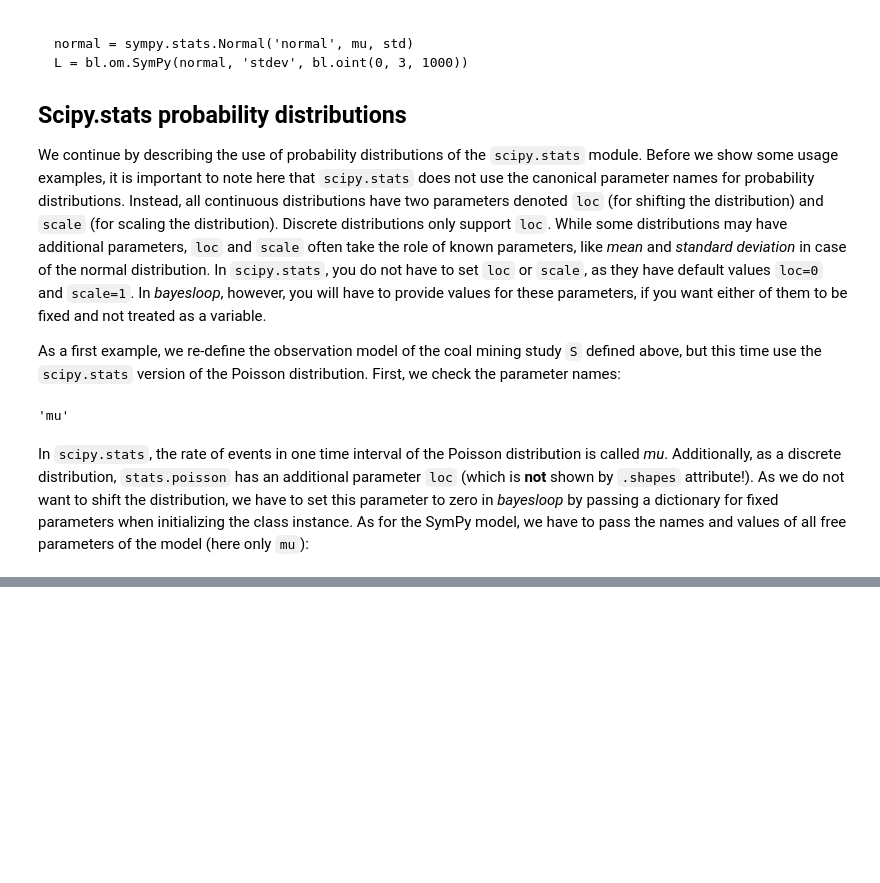
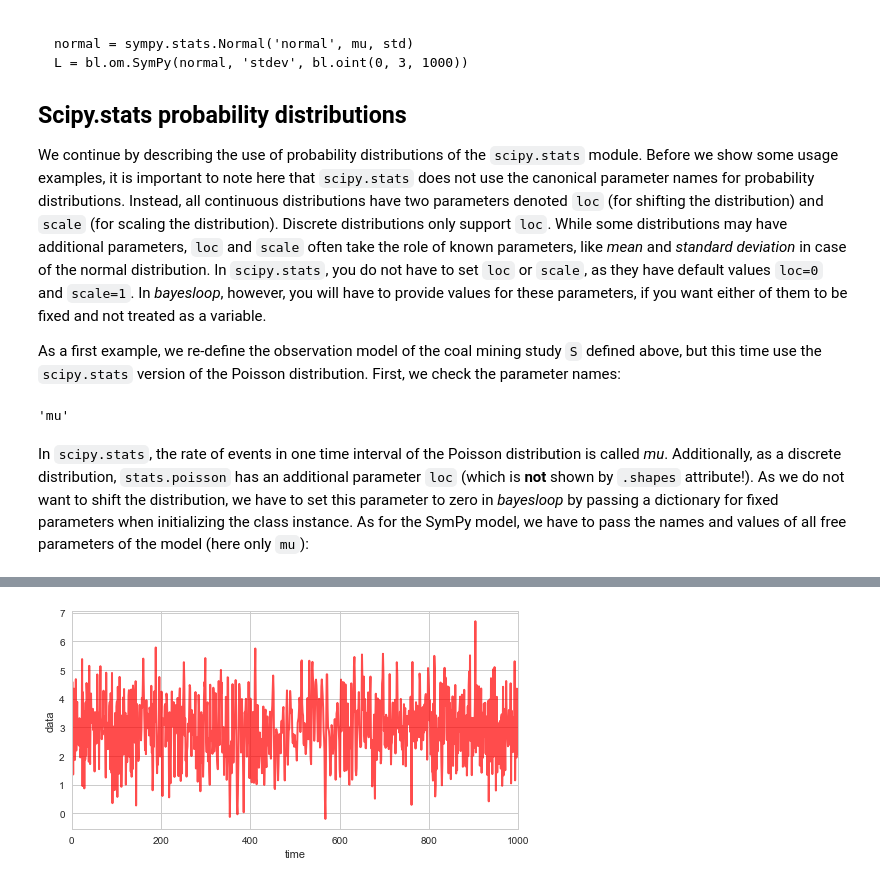
Before and after one commit to christophmark/bayesloop, a Jupyter notebook: docs/source/tutorials/customobservationmodels.ipynb, the cells around one changed output, grey strips where cells are left out. Saved outputs shown, nothing was run; the diff lists cells and outputs as text; code cells hidden in the pictures; blank space fills up the shorter version.

```diff
--- a/docs/source/tutorials/customobservationmodels.ipynb
+++ b/docs/source/tutorials/customobservationmodels.ipynb
@@ -118,0 +127,22 @@ Comparing this result with the [regime-switching example](changepointstudy.html#
+# %%
+n = 1000
+
+# parameters
+mean = 3
+sigma = 1
+rho = np.concatenate([np.linspace(-0.5, 0.9, 500), np.linspace(0.9, -0.5, 499)])
+
+# covariance matrix
+cov = np.diag(np.ones(n)*sigma**2.) + np.diag(np.ones(n-1)*rho*sigma**2., 1) + np.diag(np.ones(n-1)*rho*sigma**2., -1)
+
+# random variates
+np.random.seed(123456)
+obs_data = np.random.multivariate_normal([mean]*n, cov)
+
+plt.figure(figsize=(8, 4))
+plt.plot(obs_data, c='r', alpha=0.7, lw=2)
+plt.xlim([0, 1000])
+plt.xlabel('time')
+plt.ylabel('data');
+# %% [output]
+[figure, added]
```
Also changed, not shown: parts of 15 cells of this notebook.
